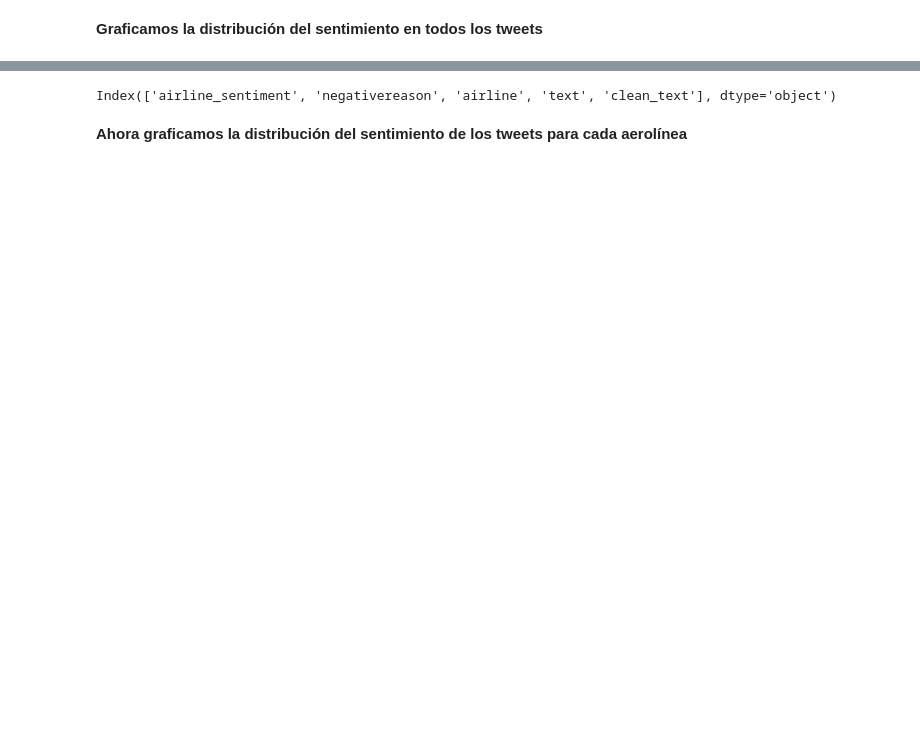
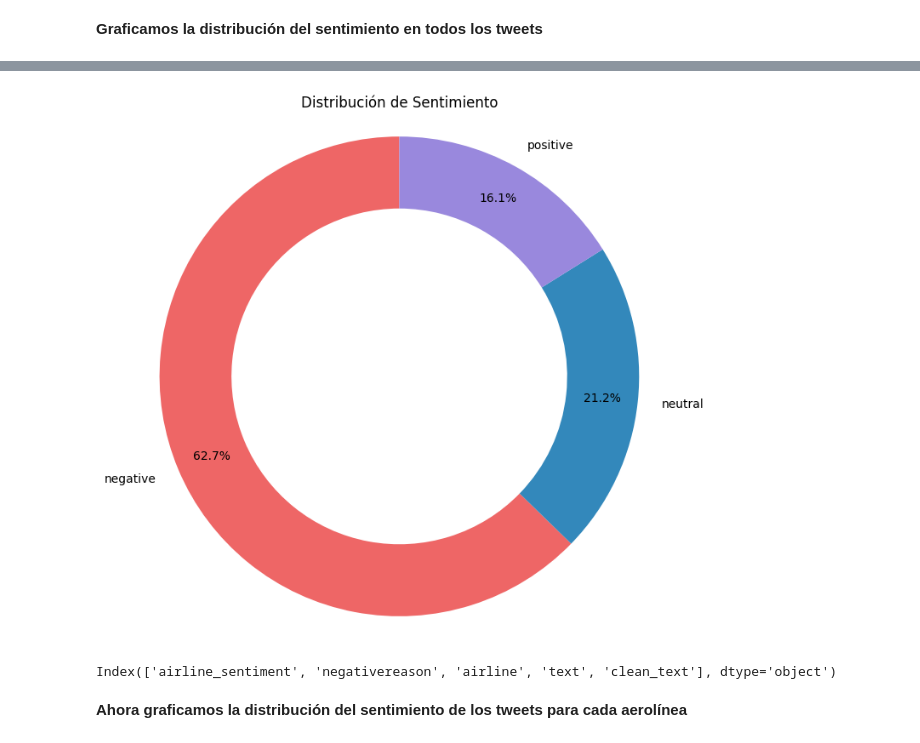
Before and after one commit to lenmecc/miniature-enigma, a Jupyter notebook: Proyecto_NLP_Tweeter.ipynb, the cells around one changed output, grey strips where cells are left out. Drawn from its saved outputs; the diff is of its cells as text; code cells hidden in the pictures; blank space fills up the shorter version.

```diff
--- a/Proyecto_NLP_Tweeter.ipynb
+++ b/Proyecto_NLP_Tweeter.ipynb
@@ -318,3 +311,25 @@ fig.show()
+# %%
+import matplotlib.pyplot as plt
+
+# Crear el gráfico de pastel
+fig, ax = plt.subplots(figsize=(8, 8))
+ax.pie(sentiment.values,
+       labels=sentiment.index,
+       autopct='%1.1f%%', # Formato para mostrar porcentajes
+       startangle=90,
+       pctdistance=0.85, # Distancia de los porcentajes desde el centro
+       wedgeprops=dict(width=0.3) # Para crear el "hole" o centro vacío
+      )
+
+# Añadir un título al gráfico
+ax.set_title('Distribución de Sentimiento')
+
+# Asegurar que el gráfico sea un círculo
+ax.axis('equal')
+
+plt.show()
+# %% [output]
+[figure, added]
 # %%
 data.columns
 # %% [output]
```
Also changed, not shown: parts of 9 cells of this notebook.
